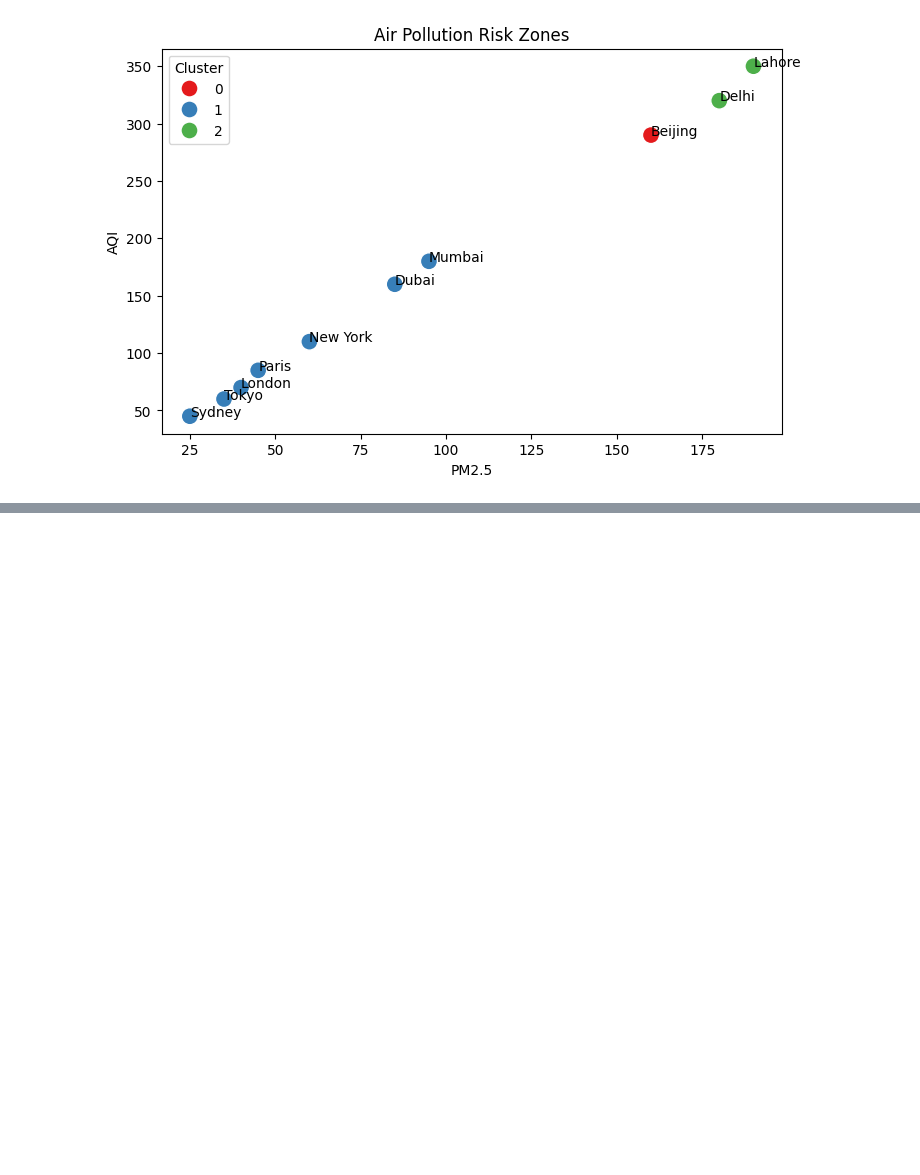
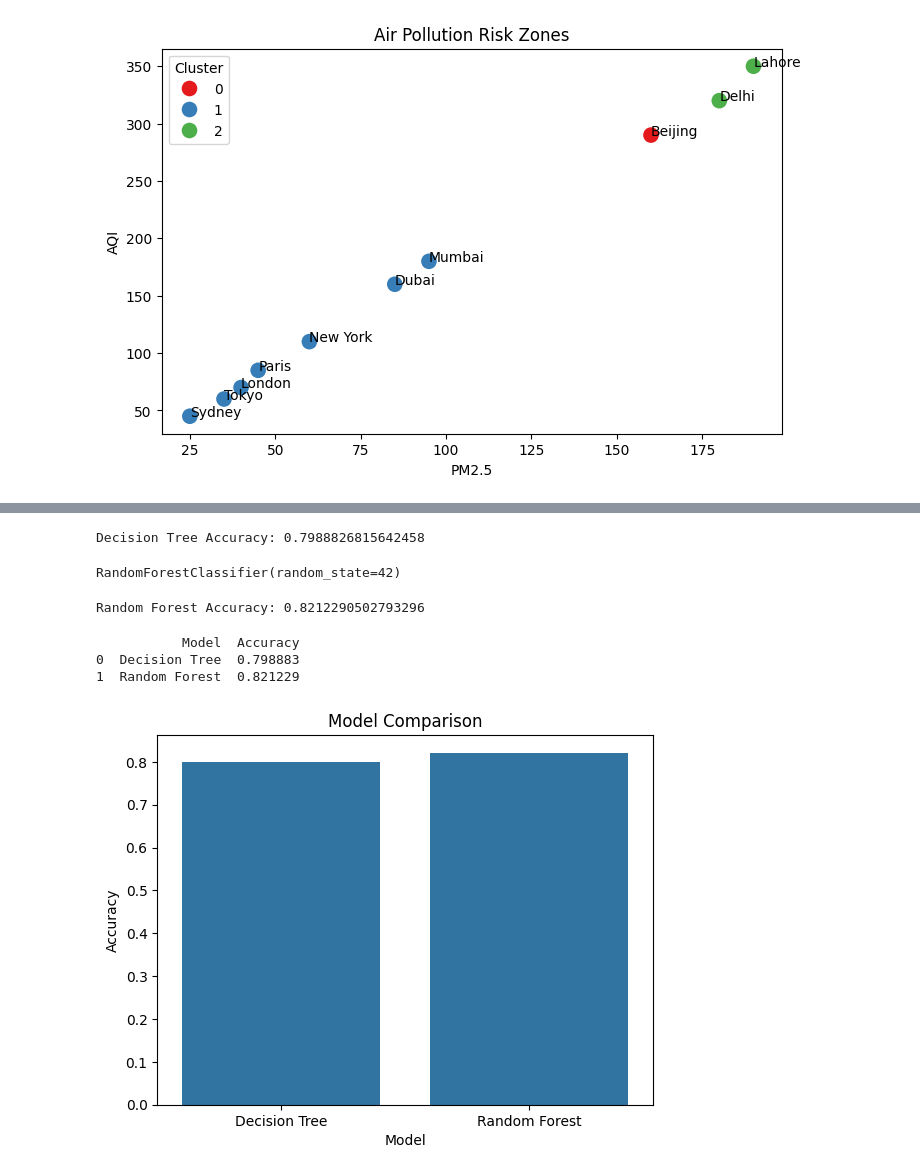
Before and after one commit to Dhyan-Shah/Sparks_AI_ML_Internship, a Jupyter notebook: ML/Practice/ML_Test.ipynb, the cells around one changed output, grey strips where cells are left out. Saved outputs shown, nothing was run; the diff lists cells and outputs as text; code cells hidden in the pictures; blank space fills up the shorter version.

```diff
--- a/ML/Practice/ML_Test.ipynb
+++ b/ML/Practice/ML_Test.ipynb
@@ -3096,0 +3369,58 @@ plt.show()
+# %%
+dt_acc = metrics.accuracy_score(
+    y_test,
+    dt_pred
+)
+
+print("Decision Tree Accuracy:", dt_acc)
+# %% [output]
+Decision Tree Accuracy: 0.7988826815642458
+# %%
+rf = RandomForestClassifier(
+
+    n_estimators=100,
+
+    random_state=42
+)
+
+rf.fit(X_train, y_train)
+# %% [output]
+RandomForestClassifier(random_state=42)
+# %%
+rf_pred = rf.predict(X_test)
+# %%
+rf_acc = metrics.accuracy_score(
+    y_test,
+    rf_pred
+)
+
+print("Random Forest Accuracy:", rf_acc)
+# %% [output]
+Random Forest Accuracy: 0.8212290502793296
+# %%
+comparison = pd.DataFrame({
+
+    'Model': ['Decision Tree',
+              'Random Forest'],
+
+    'Accuracy': [dt_acc,
+                 rf_acc]
+})
+
+print(comparison)
+# %% [output]
+           Model  Accuracy
+0  Decision Tree  0.798883
+1  Random Forest  0.821229
+# %%
+sns.barplot(
+    x='Model',
+    y='Accuracy',
+    data=comparison
+)
+
+plt.title("Model Comparison")
+
+plt.show()
+# %% [output]
+[figure, added]
```
Also changed, not shown: parts of 45 cells of this notebook.
